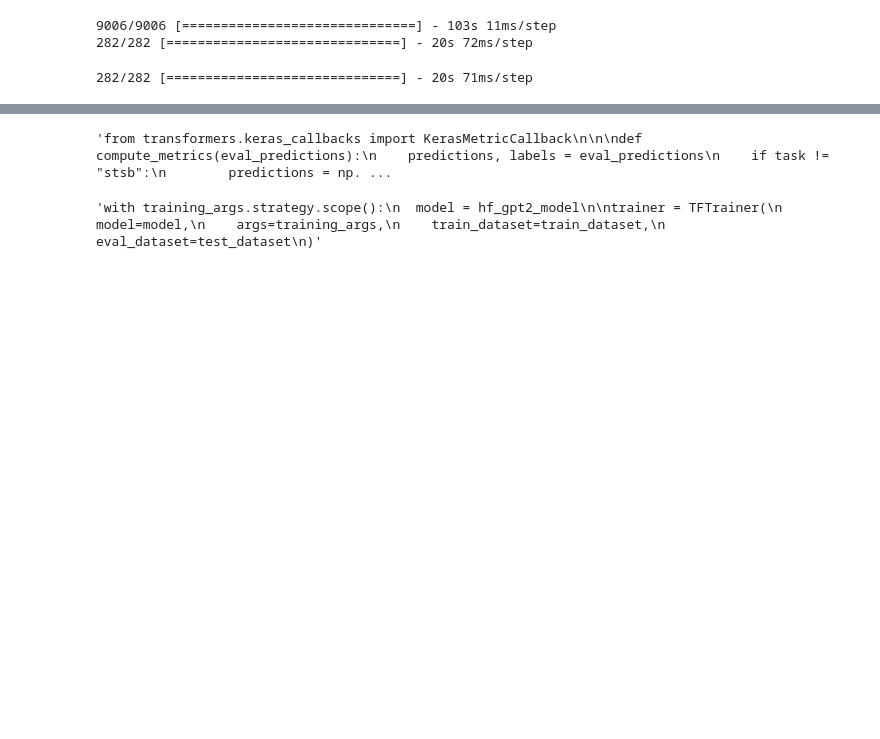
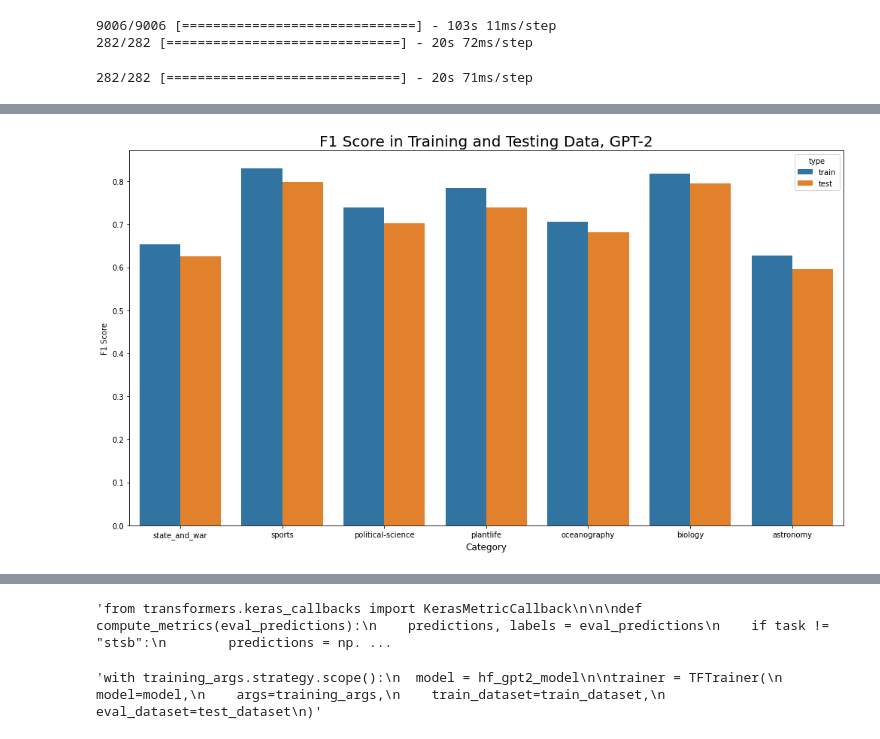
Before and after one commit to uva-ds6050-su22-g6/model, a Jupyter notebook: model_gpt.ipynb, the cells around one changed output, grey strips where cells are left out. Cells and saved outputs as stored; diff of their text form; code cells hidden in the pictures; blank space fills up the shorter version.

```diff
--- a/model_gpt.ipynb
+++ b/model_gpt.ipynb
@@ -294,0 +315,32 @@ ax.yaxis.set_ticklabels(y_labs, fontsize = 8);
+# %%
+# see f1 scores
+# threshold is just median/mean rounded up to the nearest 0.15
+f1_metric = tfa.metrics.F1Score(num_classes = 7, threshold = 0.15)
+f1_metric.update_state(y_train, predict_train_data)
+train_f1 = f1_metric.result()
+f1_metric.update_state(y_test, predict_test_data)
+test_f1 = f1_metric.result()
+
+# turn to dataframe
+train_f1 = pd.Series(train_f1.numpy()).reset_index().rename(columns = {'index': 'category', 0: 'f1'})
+train_f1['type'] = 'train'
+test_f1  = pd.Series(test_f1.numpy()).reset_index().rename(columns  = {'index': 'category', 0: 'f1'})
+test_f1['type']  = 'test'
+
+gpt2_f1 = pd.concat([train_f1, test_f1]).reset_index(drop = True)\
+            .replace({'category': {t: idx for idx, t in zip(sorted(df['topic'].unique()), range(7))}})\
+            .sort_values(by = ['category', 'type'], ascending = False)
+
+# plotting
+plt.figure(figsize = (14,8))
+# can't get it to sort alphabetically for some reason
+ax = sns.barplot(x = 'category', y = 'f1', hue = 'type', data = gpt2_f1, order = list(set(gpt2_f1.category)));
+# labels, title and ticks
+ax.set_xlabel('Category', fontsize = 12);
+ax.set_ylabel('F1 Score');
+ax.set_title('F1 Score in Training and Testing Data, GPT-2', fontsize = 20);
+ax.xaxis.set_ticklabels(labels);
+plt.tight_layout()
+plt.show()
+# %% [output]
+[figure, added]
```
Also changed, not shown: parts of 7 cells of this notebook.
